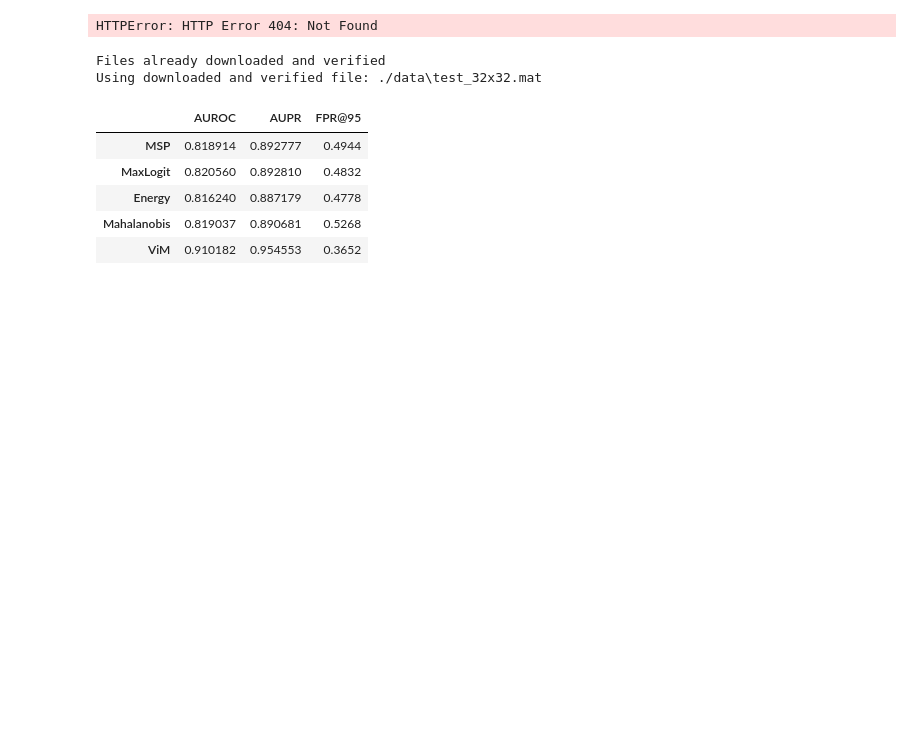
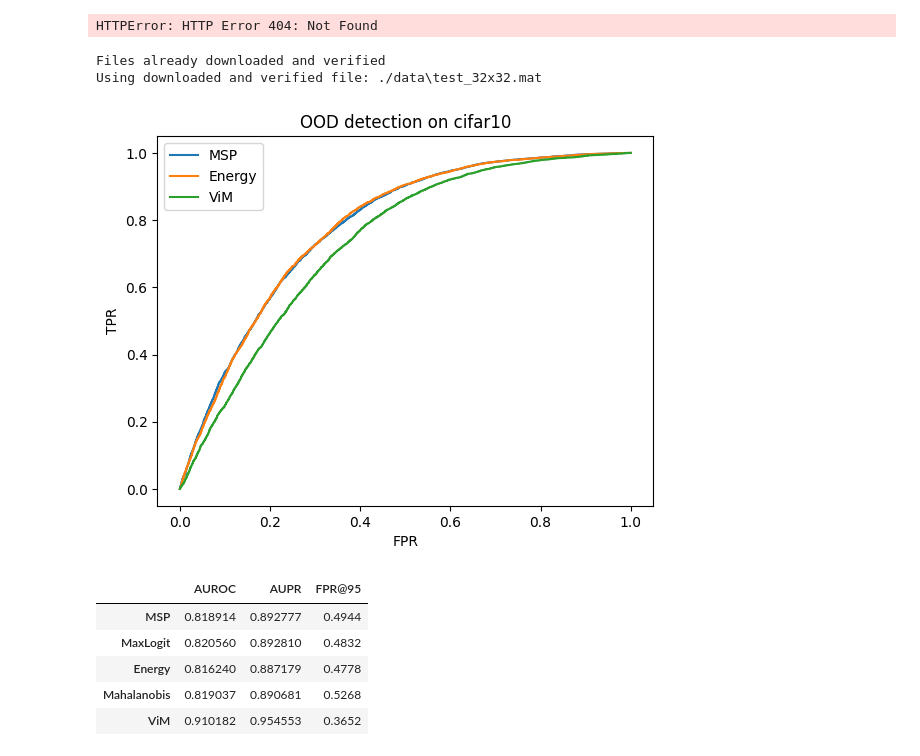
Before and after one commit to Myskdias/tp3, a Jupyter notebook: tp3.ipynb, the cells around one changed output. Cells and saved outputs as stored; diff of their text form; code cells hidden in the pictures; blank space fills up the shorter version.

Commit message:
Sligth changes to plot for the 2 datasets

```diff
--- a/tp3.ipynb
+++ b/tp3.ipynb
@@ -436,3 +442,21 @@ results_cifar10 = {
+# %%
+plt.figure()
+plot_roc(score_msp(id_logits), score_msp(ood_logits), "MSP")
+plot_roc(score_energy(id_logits), score_energy(ood_logits), "Energy")
+plot_roc(
+    score_vim(id_logits, id_feats, U_orth),
+    score_vim(ood_logits, ood_feats, U_orth),
+    "ViM"
+)
+plt.xlabel("FPR")
+plt.ylabel("TPR")
+plt.legend()
+plt.title("OOD detection on cifar10")
+os.makedirs("results/img", exist_ok=True)
+plt.savefig("results/img/OOD_cifar10")
+plt.show()
+# %% [output]
+[figure, added]
 # %%
 ood_logits = collect_logits(model, ood_svhn_loader)
 ood_feats  = collect_features(model, ood_svhn_loader)
```
Also changed, not shown: parts of 3 cells of this notebook, 1 other file.
